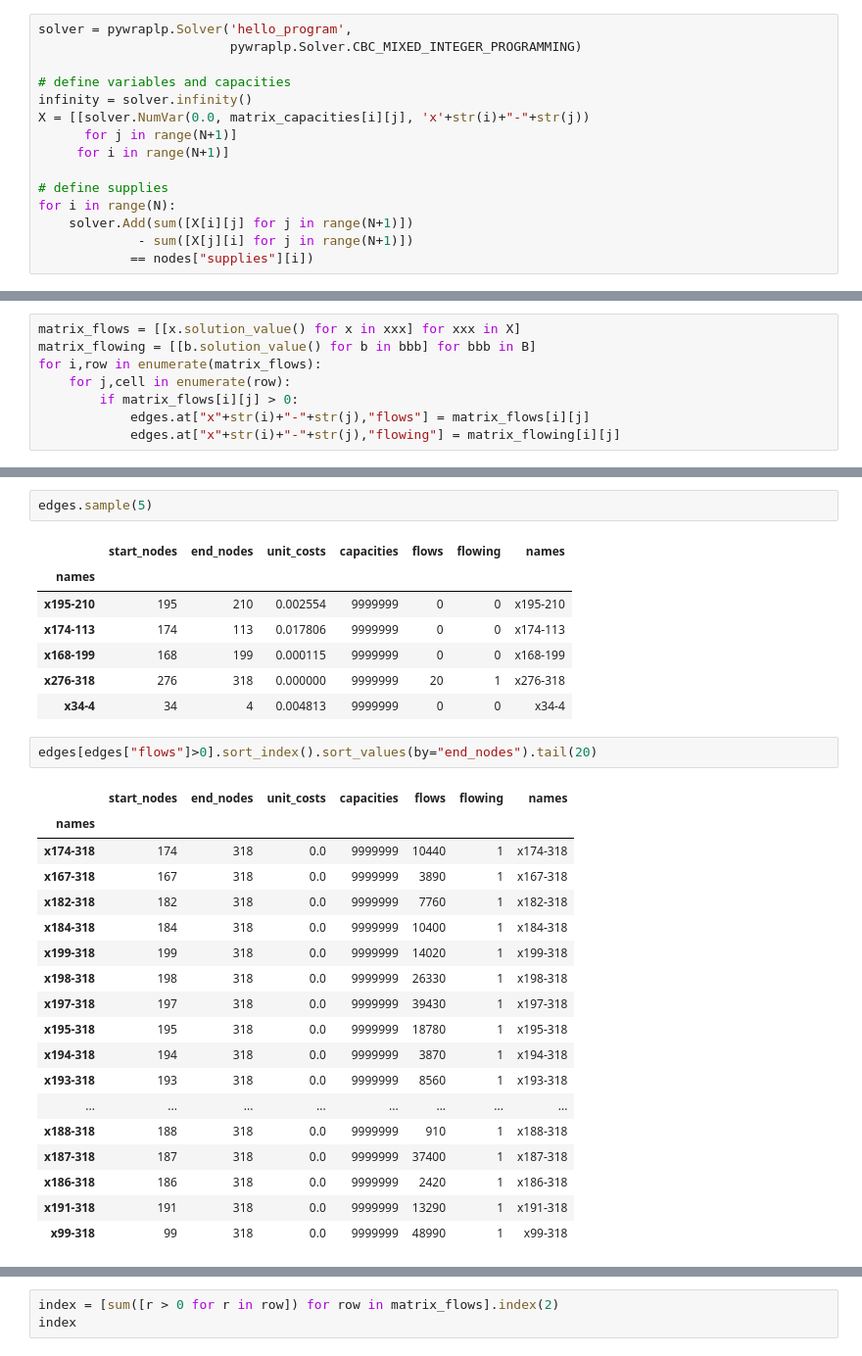
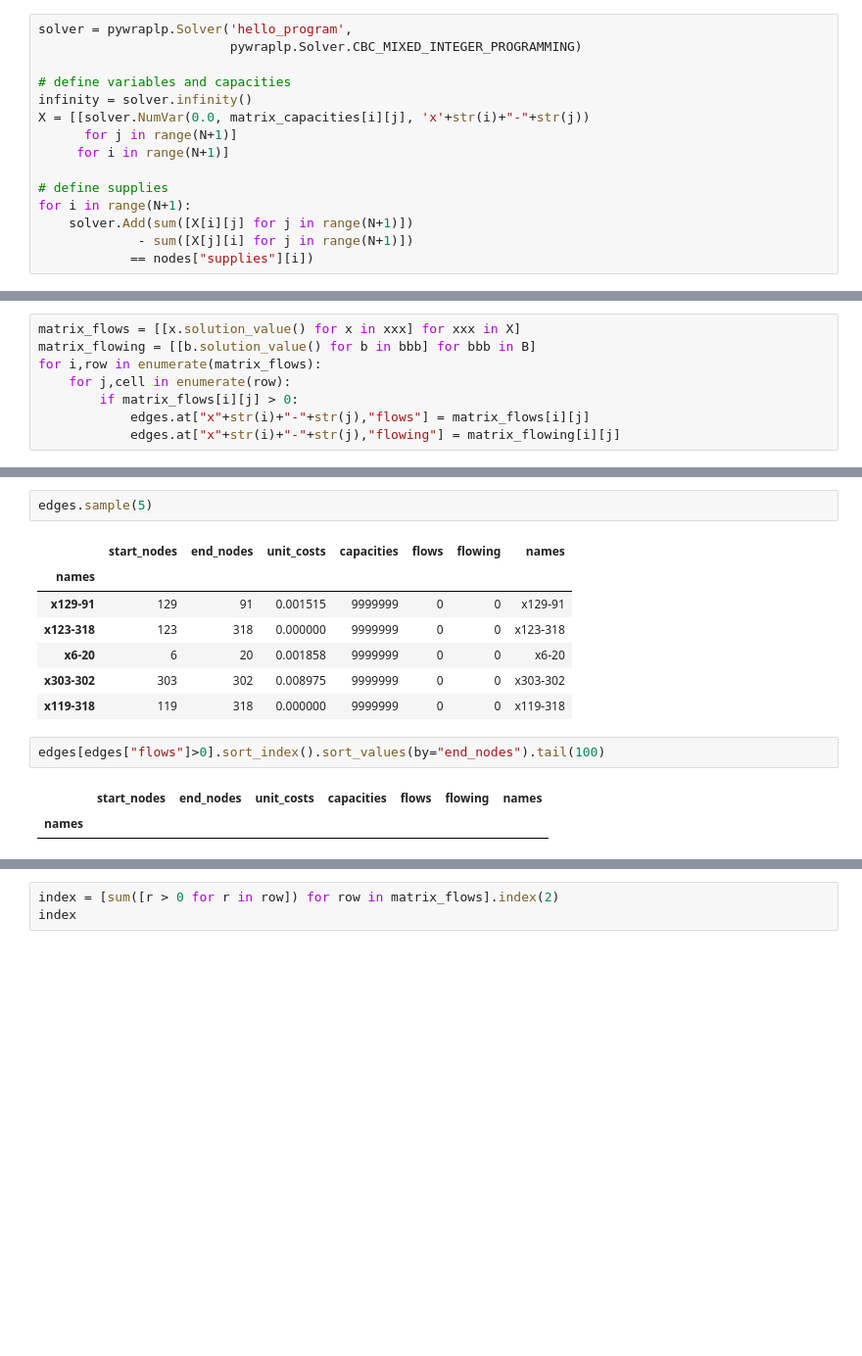
Before and after one commit to tonghuikang/draw-sgp-electoral-boundaries, a Jupyter notebook: modelling/equal_consts.ipynb, the cells around one changed output, grey strips where cells are left out. Shown at 98% size. Cells and saved outputs as stored; diff of their text form; blank space fills up the shorter version.

```diff
--- a/modelling/equal_consts.ipynb
+++ b/modelling/equal_consts.ipynb
@@ -176,7 +176,7 @@ X = [[solver.NumVar(0.0, matrix_capacities[i][j], 'x'+str(i)+"-"+str(j))
      for i in range(N+1)]
 
 # define supplies
-for i in range(N):
+for i in range(N+1):
     solver.Add(sum([X[i][j] for j in range(N+1)])
              - sum([X[j][i] for j in range(N+1)])
             == nodes["supplies"][i])
@@ -268,30 +270,14 @@ edges.sample(5)
 # %% [output]
 |  | start_nodes | end_nodes | unit_costs | capacities | flows | flowing | names |
 | names |  |  |  |  |  |  |  |
-| x195-210 | 195 | 210 | 0.002554 | 9999999 | 0 | 0 | x195-210 |
-| x174-113 | 174 | 113 | 0.017806 | 9999999 | 0 | 0 | x174-113 |
-| x168-199 | 168 | 199 | 0.000115 | 9999999 | 0 | 0 | x168-199 |
-| x276-318 | 276 | 318 | 0.000000 | 9999999 | 20 | 1 | x276-318 |
-| x34-4 | 34 | 4 | 0.004813 | 9999999 | 0 | 0 | x34-4 |
+| x129-91 | 129 | 91 | 0.001515 | 9999999 | 0 | 0 | x129-91 |
+| x123-318 | 123 | 318 | 0.000000 | 9999999 | 0 | 0 | x123-318 |
+| x6-20 | 6 | 20 | 0.001858 | 9999999 | 0 | 0 | x6-20 |
+| x303-302 | 303 | 302 | 0.008975 | 9999999 | 0 | 0 | x303-302 |
+| x119-318 | 119 | 318 | 0.000000 | 9999999 | 0 | 0 | x119-318 |
 # %%
-edges[edges["flows"]>0].sort_index().sort_values(by="end_nodes").tail(20)
+edges[edges["flows"]>0].sort_index().sort_values(by="end_nodes").tail(100)
 # %% [output]
 |  | start_nodes | end_nodes | unit_costs | capacities | flows | flowing | names |
 | names |  |  |  |  |  |  |  |
-| x174-318 | 174 | 318 | 0.0 | 9999999 | 10440 | 1 | x174-318 |
-| x167-318 | 167 | 318 | 0.0 | 9999999 | 3890 | 1 | x167-318 |
-| x182-318 | 182 | 318 | 0.0 | 9999999 | 7760 | 1 | x182-318 |
-| x184-318 | 184 | 318 | 0.0 | 9999999 | 10400 | 1 | x184-318 |
-| x199-318 | 199 | 318 | 0.0 | 9999999 | 14020 | 1 | x199-318 |
-| x198-318 | 198 | 318 | 0.0 | 9999999 | 26330 | 1 | x198-318 |
-| x197-318 | 197 | 318 | 0.0 | 9999999 | 39430 | 1 | x197-318 |
-| x195-318 | 195 | 318 | 0.0 | 9999999 | 18780 | 1 | x195-318 |
-| x194-318 | 194 | 318 | 0.0 | 9999999 | 3870 | 1 | x194-318 |
-| x193-318 | 193 | 318 | 0.0 | 9999999 | 8560 | 1 | x193-318 |
-| ... | ... | ... | ... | ... | ... | ... | ... |
-| x188-318 | 188 | 318 | 0.0 | 9999999 | 910 | 1 | x188-318 |
-| x187-318 | 187 | 318 | 0.0 | 9999999 | 37400 | 1 | x187-318 |
-| x186-318 | 186 | 318 | 0.0 | 9999999 | 2420 | 1 | x186-318 |
-| x191-318 | 191 | 318 | 0.0 | 9999999 | 13290 | 1 | x191-318 |
-| x99-318 | 99 | 318 | 0.0 | 9999999 | 48990 | 1 | x99-318 |
 # %%
```
Also changed, not shown: parts of 12 cells of this notebook.
